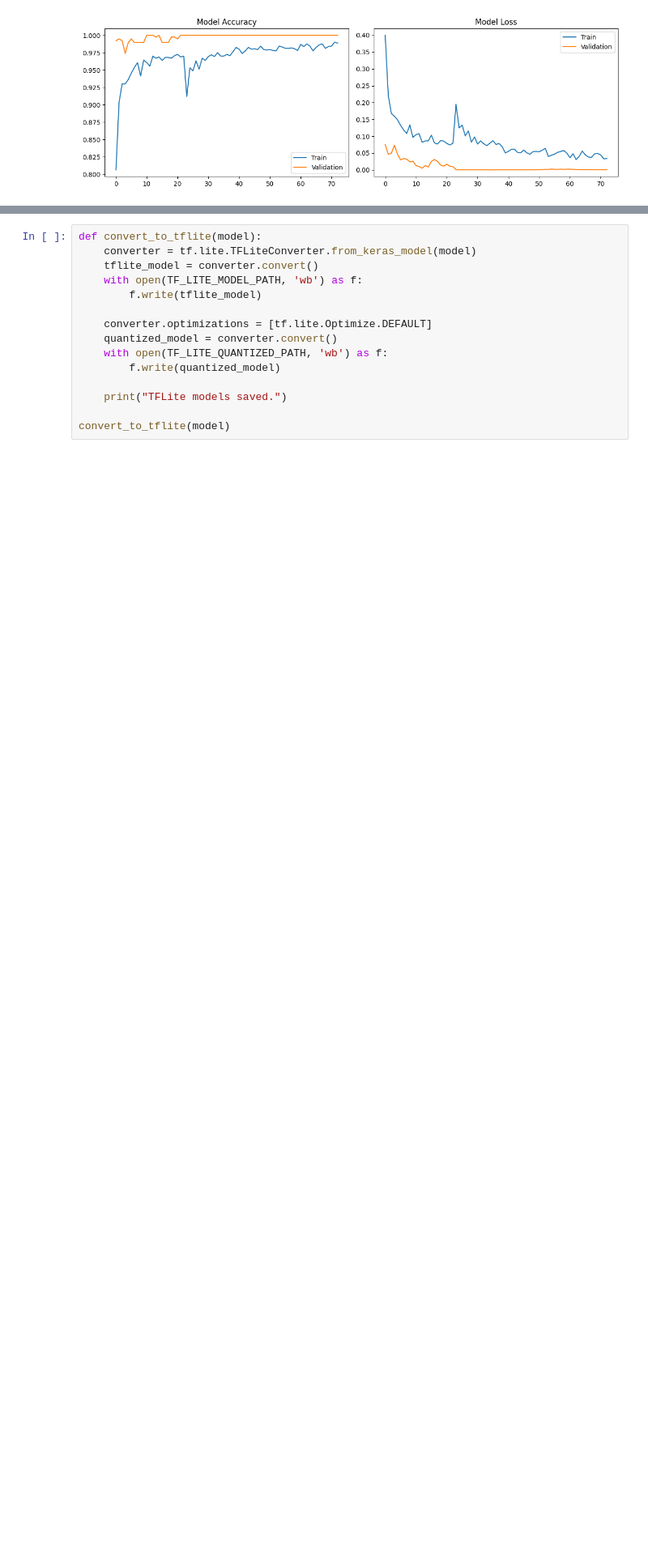
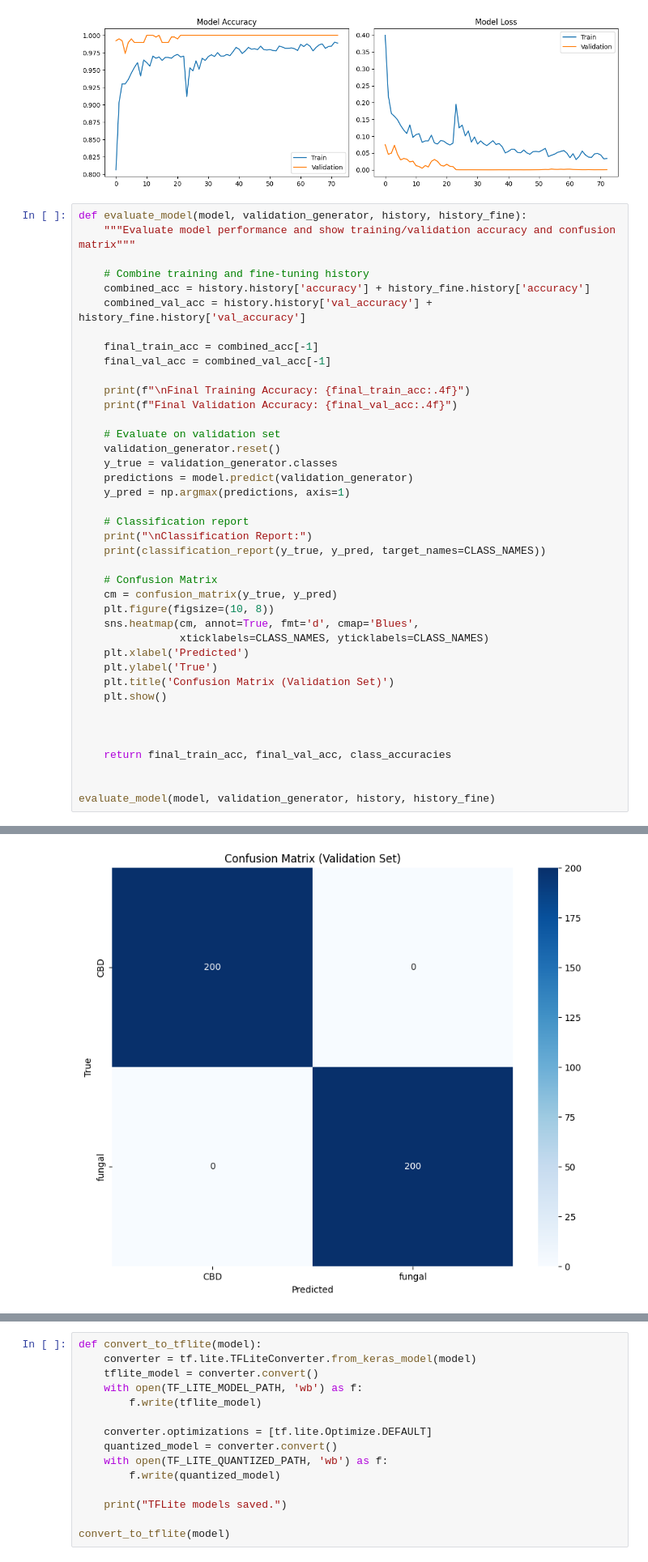
Before and after one commit to kuzamma/K-Model-Architecture-API, a Jupyter notebook: train.ipynb, the cells around one changed output, grey strips where cells are left out. Shown at 81% size. Cells and saved outputs as stored; diff of their text form; blank space fills up the shorter version.

```diff
--- a/train.ipynb
+++ b/train.ipynb
@@ -430,3 +377,44 @@ def plot_training_history(history1, history2):
 plot_training_history(history, history_fine)
 # %% [output]
 [figure]
+# %%
+def evaluate_model(model, validation_generator, history, history_fine):
+    """Evaluate model performance and show training/validation accuracy and confusion matrix"""
+
+    # Combine training and fine-tuning history
+    combined_acc = history.history['accuracy'] + history_fine.history['accuracy']
+    combined_val_acc = history.history['val_accuracy'] + history_fine.history['val_accuracy']
+
+    final_train_acc = combined_acc[-1]
+    final_val_acc = combined_val_acc[-1]
+
+    print(f"\nFinal Training Accuracy: {final_train_acc:.4f}")
+    print(f"Final Validation Accuracy: {final_val_acc:.4f}")
+
+    # Evaluate on validation set
+    validation_generator.reset()
+    y_true = validation_generator.classes
+    predictions = model.predict(validation_generator)
+    y_pred = np.argmax(predictions, axis=1)
+
+    # Classification report
+    print("\nClassification Report:")
+    print(classification_report(y_true, y_pred, target_names=CLASS_NAMES))
+
+    # Confusion Matrix
+    cm = confusion_matrix(y_true, y_pred)
+    plt.figure(figsize=(10, 8))
+    sns.heatmap(cm, annot=True, fmt='d', cmap='Blues',
+                xticklabels=CLASS_NAMES, yticklabels=CLASS_NAMES)
+    plt.xlabel('Predicted')
+    plt.ylabel('True')
+    plt.title('Confusion Matrix (Validation Set)')
+    plt.show()
+
+
+
+    return final_train_acc, final_val_acc, class_accuracies
+
+
+evaluate_model(model, validation_generator, history, history_fine)
+# %% [output]
@@ -432,0 +434 @@ plot_training_history(history, history_fine)
+[figure, added]
```
Also changed, not shown: parts of 2 cells of this notebook, 2 other files.
